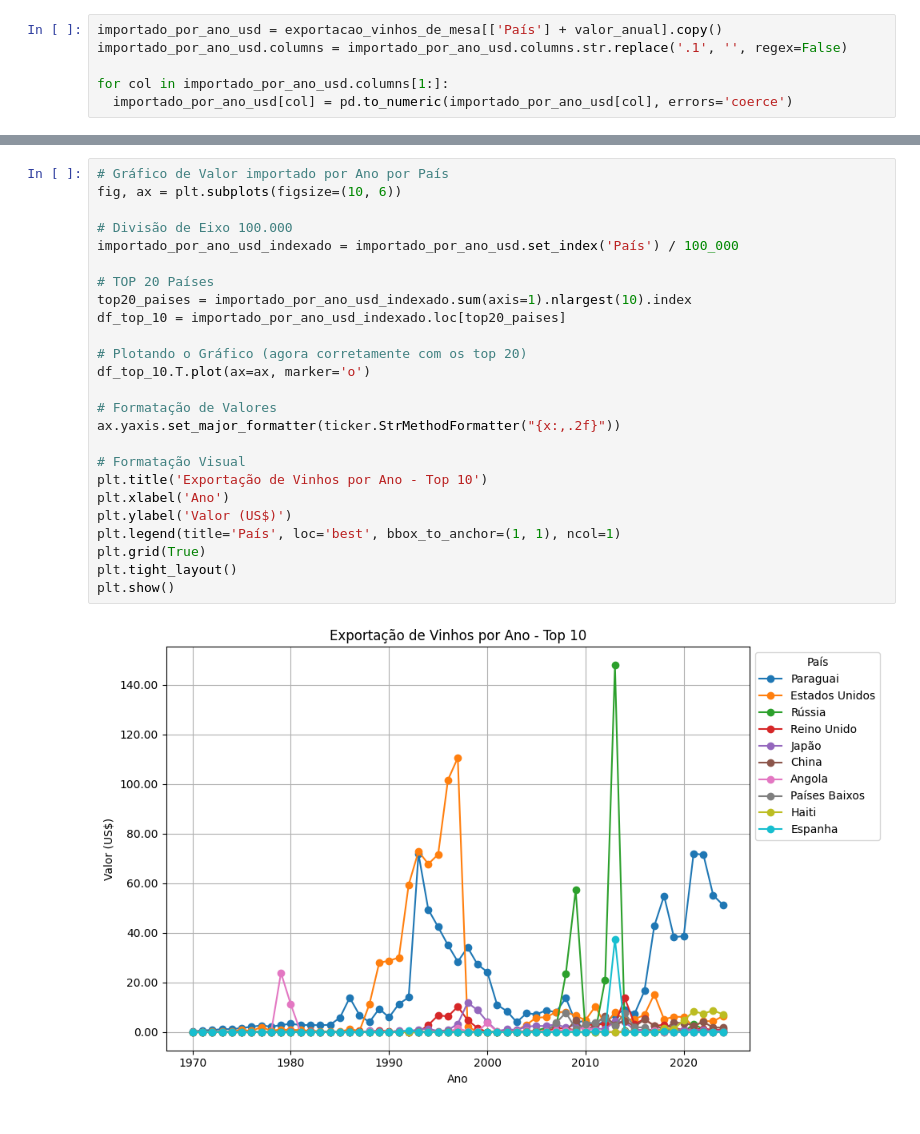
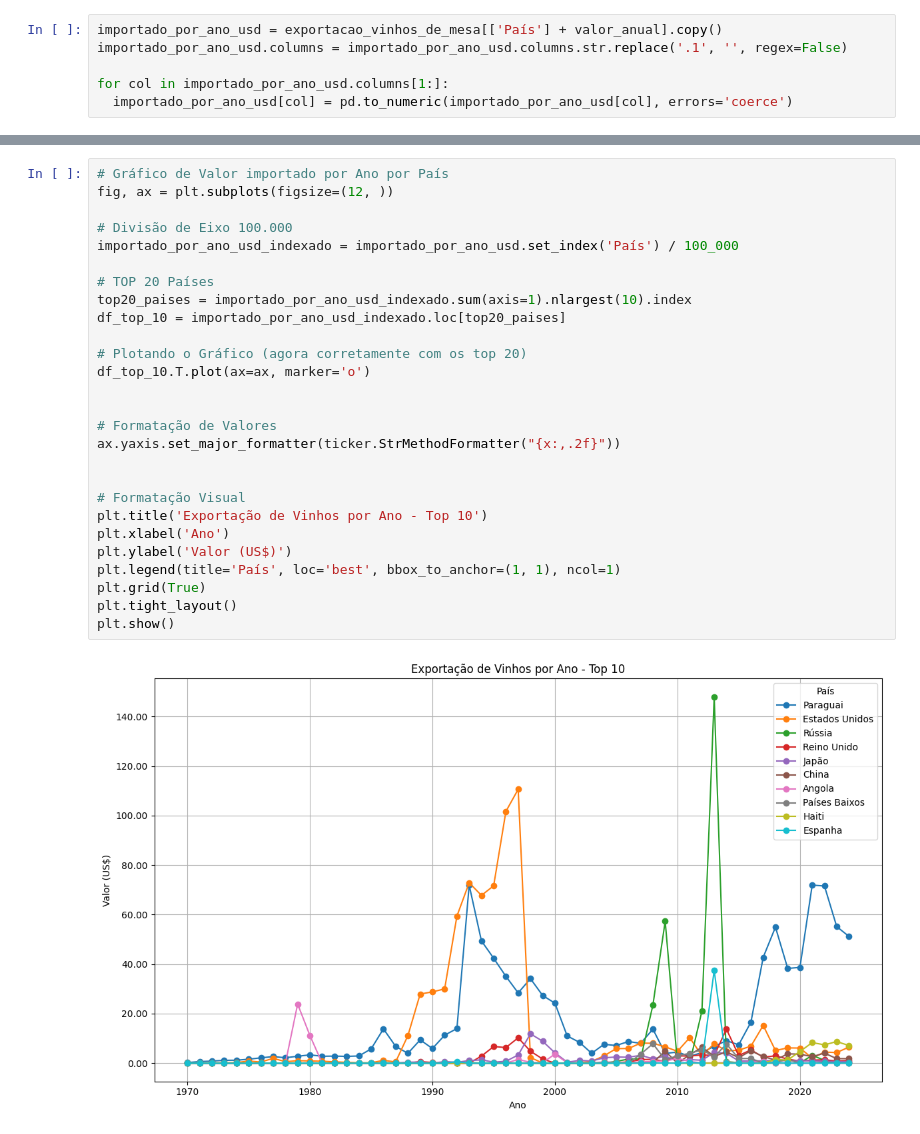
Before and after one commit to Mathzera06/challenge-1, a Jupyter notebook: exportacao_vinhos_mesa.ipynb, the cells around one changed output, grey strips where cells are left out. Drawn from its saved outputs; the diff is of its cells as text.

Commit message:
atualização no dash de exportação (melhoria visual)

```diff
--- a/exportacao_vinhos_mesa.ipynb
+++ b/exportacao_vinhos_mesa.ipynb
@@ -27,27 +17,29 @@ importado_por_ano_usd.head()
 # %%
 # Gráfico de Valor importado por Ano por País
-fig, ax = plt.subplots(figsize=(10, 6))
+fig, ax = plt.subplots(figsize=(12, ))
 
 # Divisão de Eixo 100.000
 importado_por_ano_usd_indexado = importado_por_ano_usd.set_index('País') / 100_000
 
 # TOP 20 Países
 top20_paises = importado_por_ano_usd_indexado.sum(axis=1).nlargest(10).index
 df_top_10 = importado_por_ano_usd_indexado.loc[top20_paises]
 
 # Plotando o Gráfico (agora corretamente com os top 20)
 df_top_10.T.plot(ax=ax, marker='o')
 
+
 # Formatação de Valores
 ax.yaxis.set_major_formatter(ticker.StrMethodFormatter("{x:,.2f}"))
+
 
 # Formatação Visual
 plt.title('Exportação de Vinhos por Ano - Top 10')
 plt.xlabel('Ano')
 plt.ylabel('Valor (US$)')
 plt.legend(title='País', loc='best', bbox_to_anchor=(1, 1), ncol=1)
 plt.grid(True)
 plt.tight_layout()
 plt.show()
 # %% [output]
-[figure, old version]
+[figure, new version]
```
Also changed, not shown: parts of 2 cells of this notebook, 1 other file.
